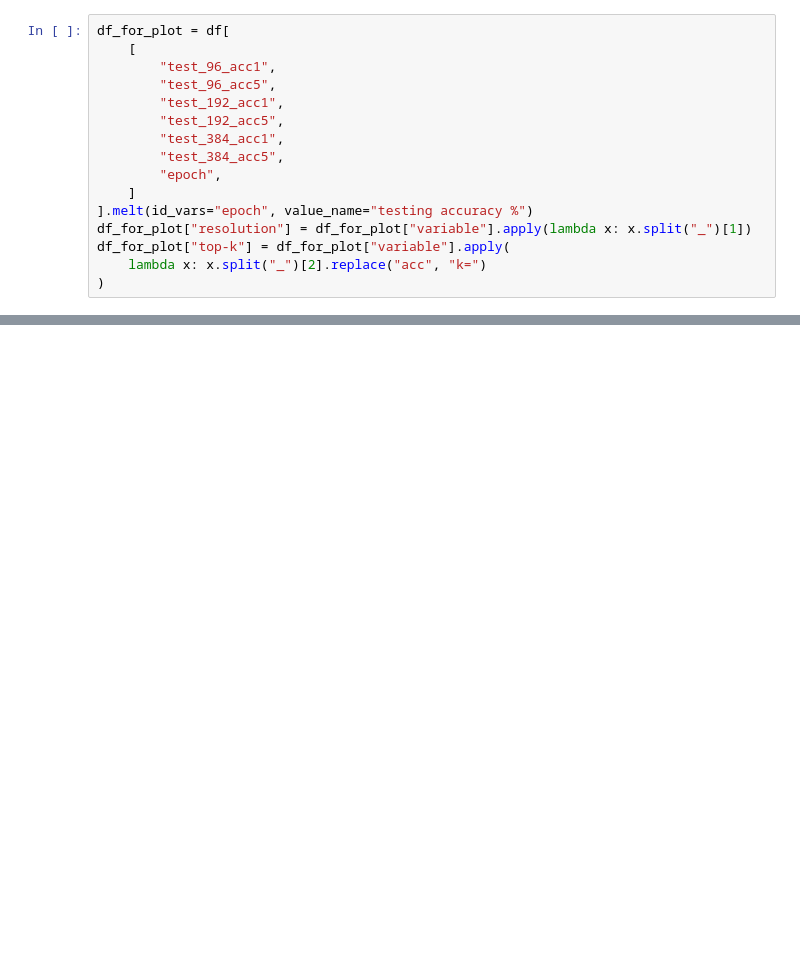
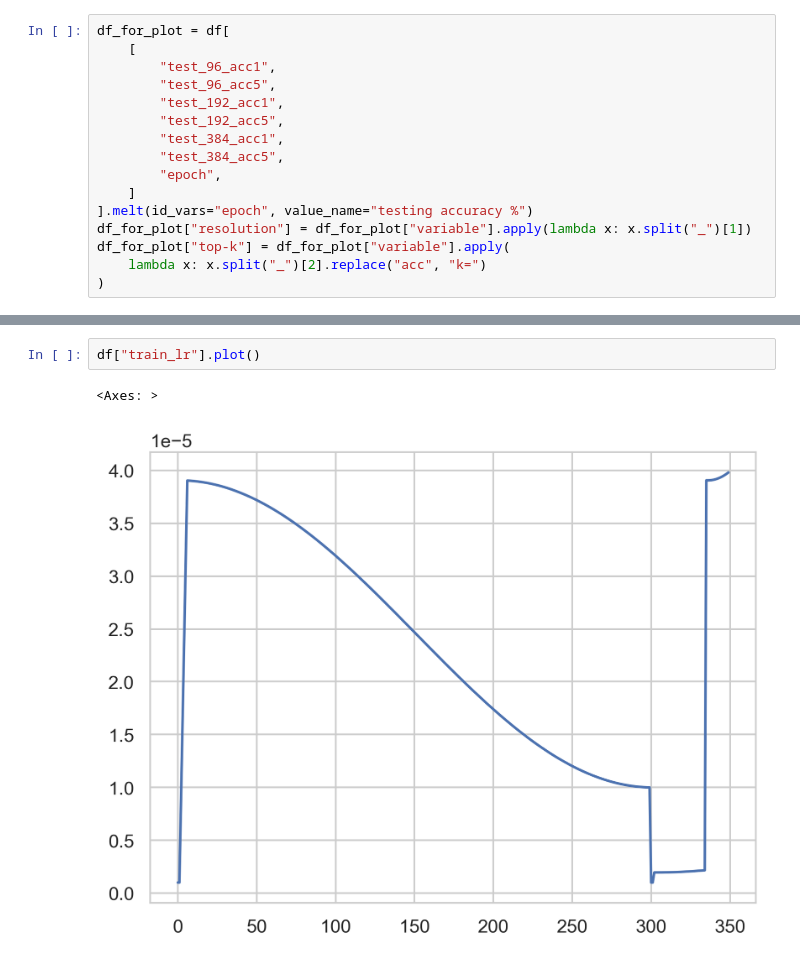
Before and after one commit to JER-ry/CF-ViT, a Jupyter notebook: test_acc_plot.ipynb, the cells around one changed output, grey strips where cells are left out. Cells and saved outputs as stored; diff of their text form; blank space fills up the shorter version.

```diff
--- a/test_acc_plot.ipynb
+++ b/test_acc_plot.ipynb
@@ -47,0 +49,5 @@ plt.ylim(0, 100)
+# %%
+df["train_lr"].plot()
+# %% [output]
+<Axes: >
+[figure, added]
```
Also changed, not shown: parts of 3 cells of this notebook, 5 other files.
